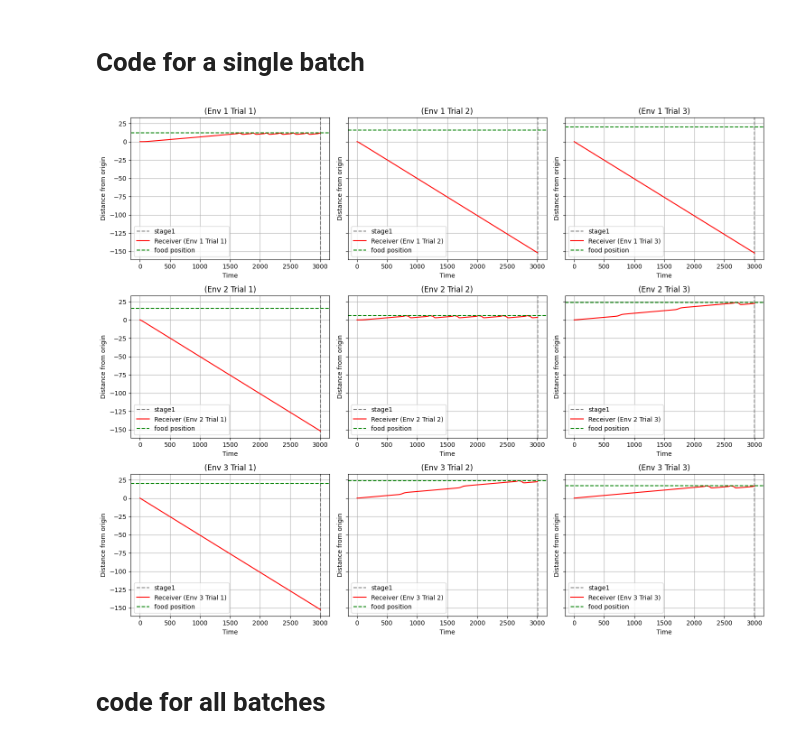
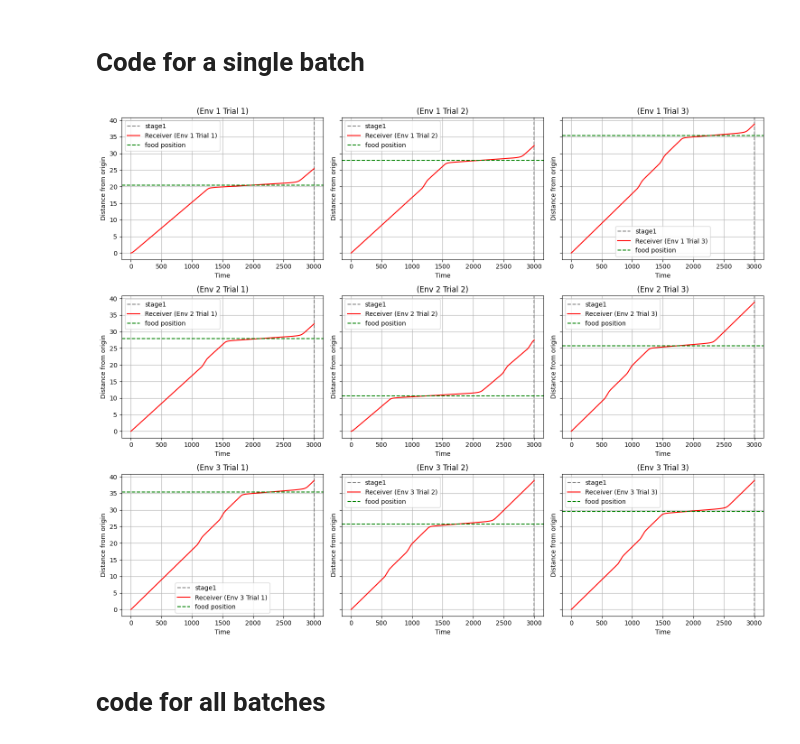
Before and after one commit to katiepambakianbris/BeeCommunication, a Jupyter notebook: analysis/behaviour.ipynb, the cells around one changed output. Saved outputs shown, nothing was run; the diff lists cells and outputs as text; code cells hidden in the pictures.

```diff
--- a/analysis/behaviour.ipynb
+++ b/analysis/behaviour.ipynb
@@ -12,10 +12,11 @@ import pandas as pd
 # load in the results
 result_dir = "/Users/katiepambakian/Documents/BSc Computer Science/Y3/Dissertation/BeeCommunication/results/"
 
+date = "2026-02-23/"
 # slurm_job = 15651934
-slurm_job = 15730916
+slurm_job = 15811017
 
-result_dir = result_dir + str(slurm_job) + "/"
+result_dir = result_dir + date + str(slurm_job) + "/"
 # %% [markdown]
 The behaver files are formatted in the following way
 - grouped into lines of threes
@@ -56,7 +57,7 @@ def read_ith_line(i, filename):
 stages = ["stage1"]
 envs = [1,2,3]
 trials = [1,2,3]
-batch = 9
+batch = 18
 run = 0
 
 fig, axes = plt.subplots(3, 3, figsize=(15,12), sharey=True)
@@ -82,34 +83,34 @@ for env_index, env in enumerate(envs):
             ax.axvline(x=len(receiver), linestyle="--", label=f"{stage}", color="grey")
 
             # combined_signaller.extend(signaller)
             combined_receiver.extend(receiver)
 
         landmark_file = result_dir+ f"batch_{batch}/run_{run}/landmark_location_stage1_{run}.dat"
         landmark = read_ith_line(trial*env, landmark_file)
 
 
         x = list(range(0, len(combined_receiver)))
 
         # plot the signaller and receiver
         ax.plot(x, combined_receiver, label=f"Receiver (Env {env} Trial {trial})", color="red")
         # ax.plot(x, combined_signaller, label=f"Signaller (Env {env} Trial {trial})", color="blue")
 
         # plot the line marking the landmark position
         ax.axhline(y=landmark[3], linestyle="--", label="food position", color="green")
 
         ax.set_xlabel("Time")
         ax.set_ylabel("Distance from origin")
 
         # plt.yticks([-5,-3,-1,0,1,3,5,7,9,11,13,15])
         ax.set_title(f"(Env {env} Trial {trial})")
         ax.grid(True)
         ax.legend()
 
 
 fig.tight_layout()
 fig.show()
 # %% [output]
-[figure, old version]
+[figure, new version]
 # %% [markdown]
 # code for all batches
 # %%
```
Also changed, not shown: parts of 1 cell of this notebook, 3 other files.
